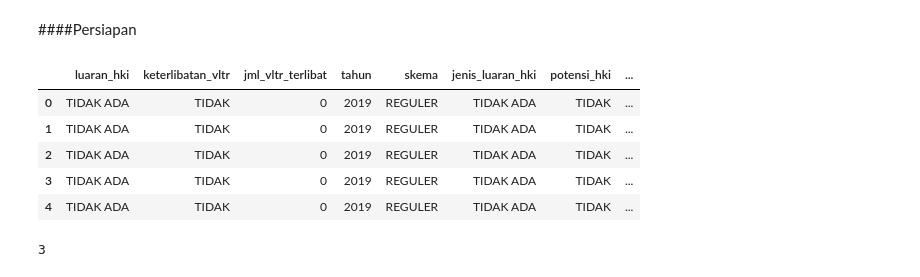
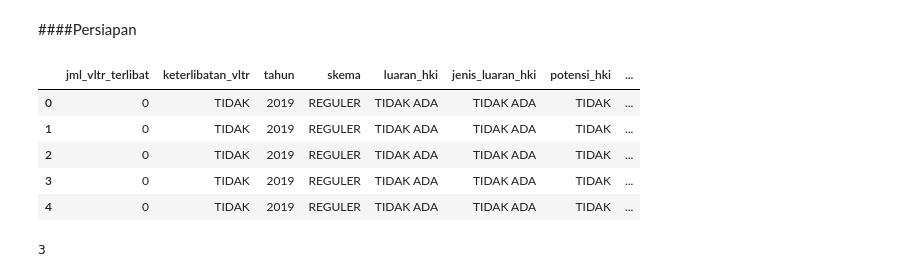
Before and after one commit to dhikaainul/Machine_Learning_Quiz_2, a Jupyter notebook: ML_Quiz2.ipynb, the cells around one changed output. Drawn from its saved outputs; the diff is of its cells as text; code cells hidden in the pictures.

```diff
--- a/ML_Quiz2.ipynb
+++ b/ML_Quiz2.ipynb
@@ -30,14 +31,14 @@ from sklearn.metrics import accuracy_score, classification_report
 # %%
 # baca data
-df = pd.read_csv('dataset_quiz.csv')
+df = pd.read_csv('dataset_quiz_2.csv')
 df.head()
 # %% [output]
-|  | luaran_hki | keterlibatan_vltr | jml_vltr_terlibat | tahun | skema | jenis_luaran_hki | potensi_hki | ... |
-| 0 | TIDAK ADA | TIDAK | 0 | 2019 | REGULER | TIDAK ADA | TIDAK | ... |
-| 1 | TIDAK ADA | TIDAK | 0 | 2019 | REGULER | TIDAK ADA | TIDAK | ... |
-| 2 | TIDAK ADA | TIDAK | 0 | 2019 | REGULER | TIDAK ADA | TIDAK | ... |
-| 3 | TIDAK ADA | TIDAK | 0 | 2019 | REGULER | TIDAK ADA | TIDAK | ... |
-| 4 | TIDAK ADA | TIDAK | 0 | 2019 | REGULER | TIDAK ADA | TIDAK | ... |
+|  | jml_vltr_terlibat | keterlibatan_vltr | tahun | skema | luaran_hki | jenis_luaran_hki | potensi_hki | ... |
+| 0 | 0 | TIDAK | 2019 | REGULER | TIDAK ADA | TIDAK ADA | TIDAK | ... |
+| 1 | 0 | TIDAK | 2019 | REGULER | TIDAK ADA | TIDAK ADA | TIDAK | ... |
+| 2 | 0 | TIDAK | 2019 | REGULER | TIDAK ADA | TIDAK ADA | TIDAK | ... |
+| 3 | 0 | TIDAK | 2019 | REGULER | TIDAK ADA | TIDAK ADA | TIDAK | ... |
+| 4 | 0 | TIDAK | 2019 | REGULER | TIDAK ADA | TIDAK ADA | TIDAK | ... |
 # %%
 df[df['skema'] == 'KEMITRAAN']['skema'].count()
 # %% [output]
```
Also changed, not shown: parts of 7 cells of this notebook.
